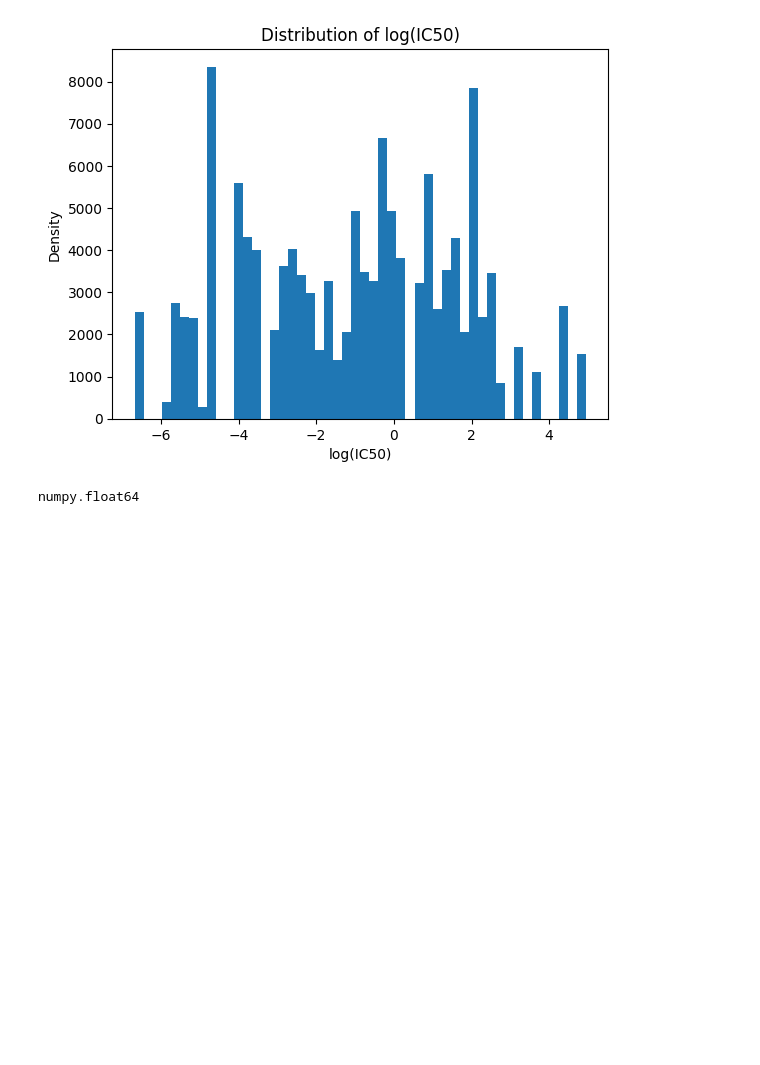
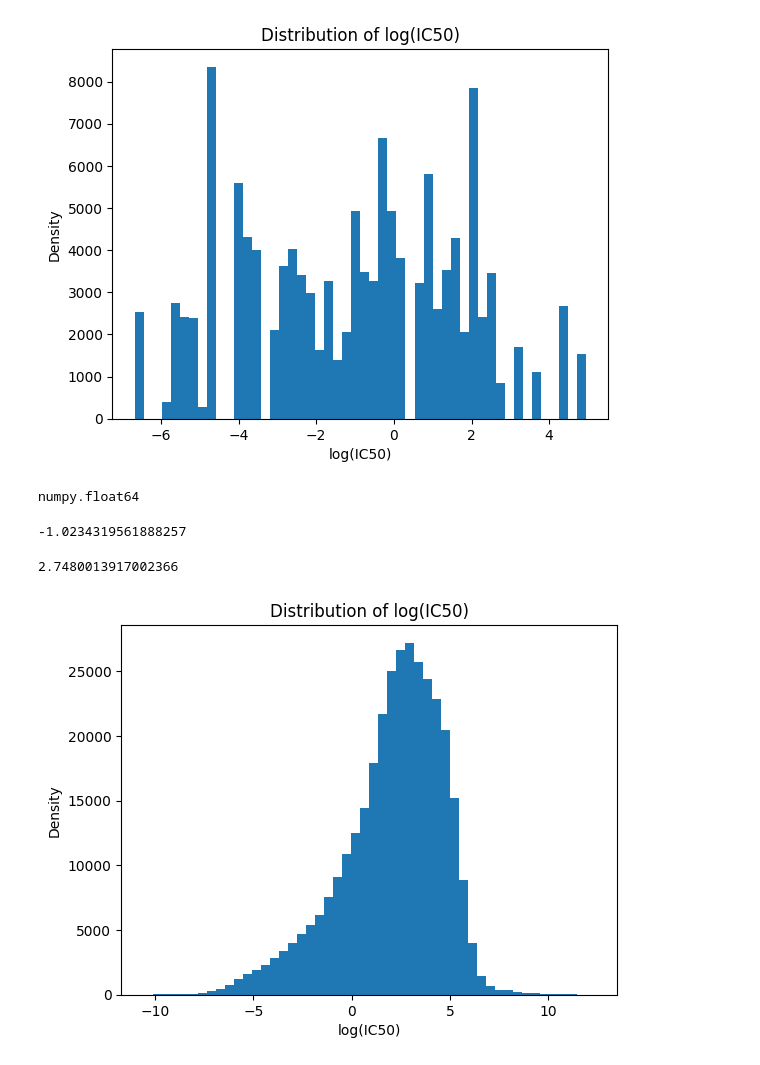
Before and after one commit to yutiachen5/Tahoe100M_practice, a Jupyter notebook: viz.ipynb, the cells around one changed output. Drawn from its saved outputs; the diff is of its cells as text; code cells hidden in the pictures; blank space fills up the shorter version.

```diff
--- a/viz.ipynb
+++ b/viz.ipynb
@@ -112,3 +112,20 @@ plt.show()
 type(df.loc[0, 'LN_IC50'])
 # %% [output]
 numpy.float64
+# %%
+df['LN_IC50'].mean()
+# %% [output]
+-1.0234319561888257
+# %%
+df['LN_IC50'].std()
+# %% [output]
+2.7480013917002366
+# %%
+df1 = pd.read_excel('/hpc/home/yc583/Tahoe100M_practice/data/GDSC1_fitted_dose_response_27Oct23.xlsx')
+plt.hist(df1['LN_IC50'], bins=50)
+plt.xlabel('log(IC50)')
+plt.ylabel('Density')
+plt.title('Distribution of log(IC50)')
+plt.show()
+# %% [output]
+[figure, added]
```
Also changed, not shown: parts of 1 cell of this notebook, 1 other file.
